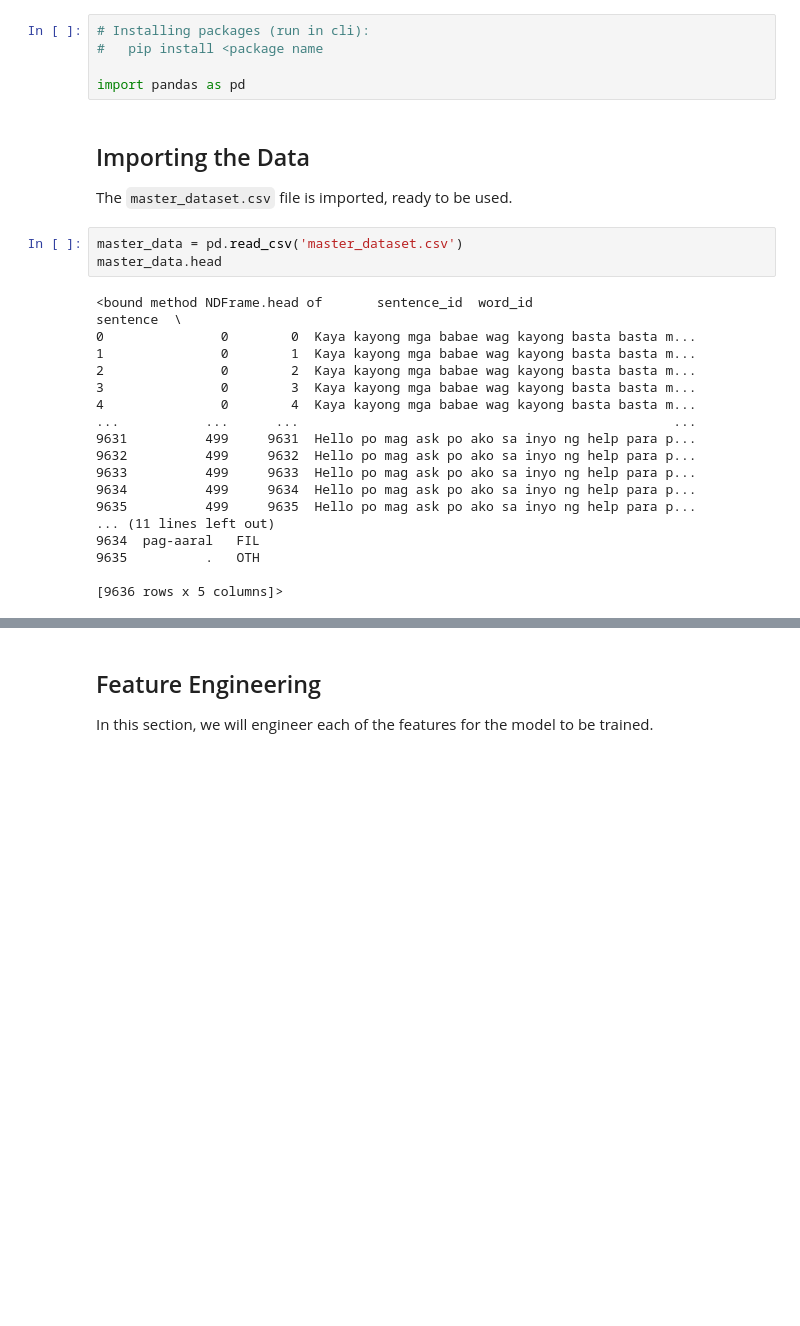
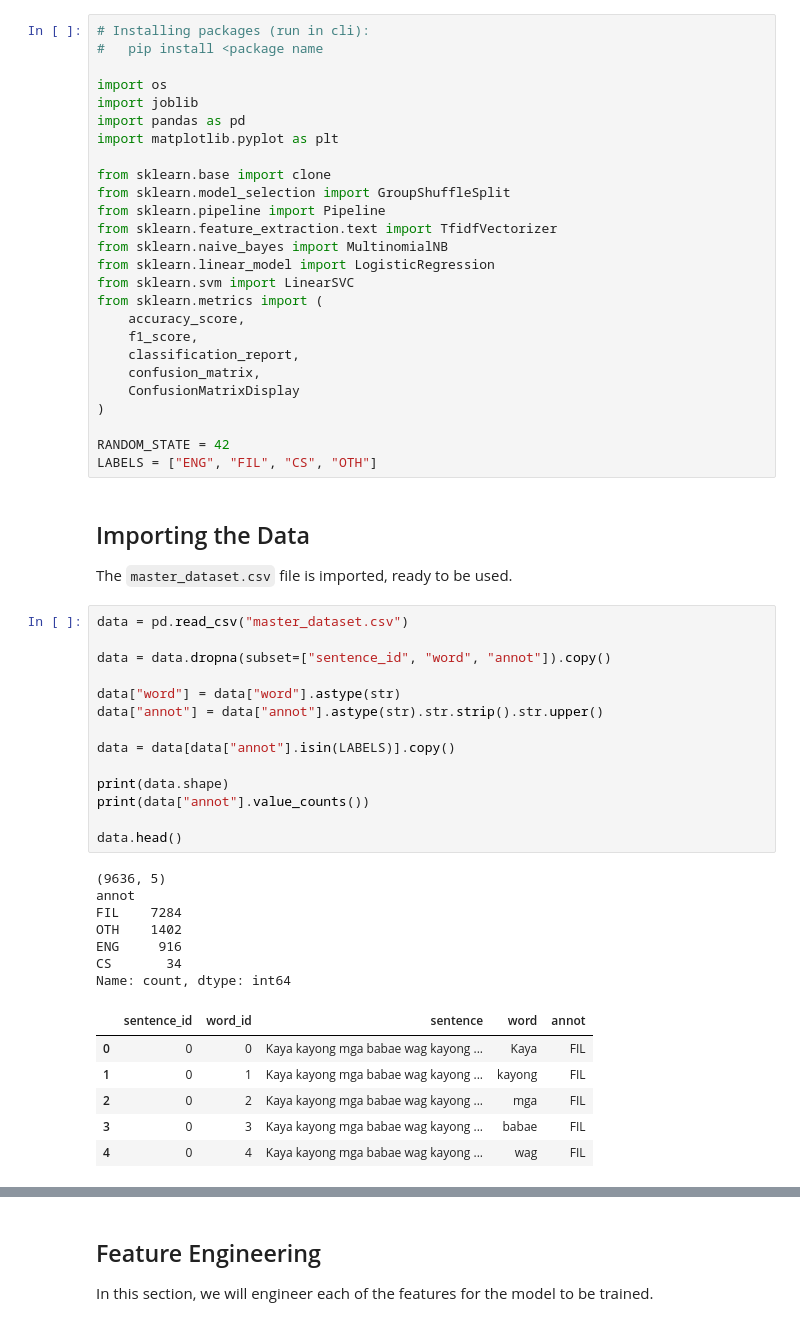
Before and after one commit to notgian/intsycurities, a Jupyter notebook: mco2-pinoybot/intsycure.ipynb, the cells around one changed output, grey strips where cells are left out. Drawn from its saved outputs; the diff is of its cells as text; blank space fills up the shorter version.

```diff
--- a/mco2-pinoybot/intsycure.ipynb
+++ b/mco2-pinoybot/intsycure.ipynb
@@ -14,28 +14,56 @@ Kindly install these modules if required.
 # Installing packages (run in cli):
 #   pip install <package name
 
+import os
+import joblib
 import pandas as pd
+import matplotlib.pyplot as plt
+
+from sklearn.base import clone
+from sklearn.model_selection import GroupShuffleSplit
+from sklearn.pipeline import Pipeline
+from sklearn.feature_extraction.text import TfidfVectorizer
+from sklearn.naive_bayes import MultinomialNB
+from sklearn.linear_model import LogisticRegression
+from sklearn.svm import LinearSVC
+from sklearn.metrics import (
+    accuracy_score,
+    f1_score,
+    classification_report,
+    confusion_matrix,
+    ConfusionMatrixDisplay
+)
+
+RANDOM_STATE = 42
+LABELS = ["ENG", "FIL", "CS", "OTH"]
 # %% [markdown]
 ## Importing the Data
 The `master_dataset.csv` file is imported, ready to be used.
 # %%
-master_data = pd.read_csv('master_dataset.csv')
-master_data.head
+data = pd.read_csv("master_dataset.csv")
+
+data = data.dropna(subset=["sentence_id", "word", "annot"]).copy()
+
+data["word"] = data["word"].astype(str)
+data["annot"] = data["annot"].astype(str).str.strip().str.upper()
+
+data = data[data["annot"].isin(LABELS)].copy()
+
+print(data.shape)
+print(data["annot"].value_counts())
+
+data.head()
 # %% [output]
-<bound method NDFrame.head of       sentence_id  word_id                                           sentence  \
-0               0        0  Kaya kayong mga babae wag kayong basta basta m...
-1               0        1  Kaya kayong mga babae wag kayong basta basta m...
-2               0        2  Kaya kayong mga babae wag kayong basta basta m...
-3               0        3  Kaya kayong mga babae wag kayong basta basta m...
-4               0        4  Kaya kayong mga babae wag kayong basta basta m...
-...           ...      ...                                                ...
-9631          499     9631  Hello po mag ask po ako sa inyo ng help para p...
-9632          499     9632  Hello po mag ask po ako sa inyo ng help para p...
-9633          499     9633  Hello po mag ask po ako sa inyo ng help para p...
-9634          499     9634  Hello po mag ask po ako sa inyo ng help para p...
-9635          499     9635  Hello po mag ask po ako sa inyo ng help para p...
-... (11 lines left out)
-9634  pag-aaral   FIL
-9635          .   OTH
-
-[9636 rows x 5 columns]>
+(9636, 5)
+annot
+FIL    7284
+OTH    1402
+ENG     916
+CS       34
+Name: count, dtype: int64
+|  | sentence_id | word_id | sentence | word | annot |
+| 0 | 0 | 0 | Kaya kayong mga babae wag kayong ... | Kaya | FIL |
+| 1 | 0 | 1 | Kaya kayong mga babae wag kayong ... | kayong | FIL |
+| 2 | 0 | 2 | Kaya kayong mga babae wag kayong ... | mga | FIL |
+| 3 | 0 | 3 | Kaya kayong mga babae wag kayong ... | babae | FIL |
+| 4 | 0 | 4 | Kaya kayong mga babae wag kayong ... | wag | FIL |
```
Also changed, not shown: parts of 7 cells of this notebook, 2 other files.
